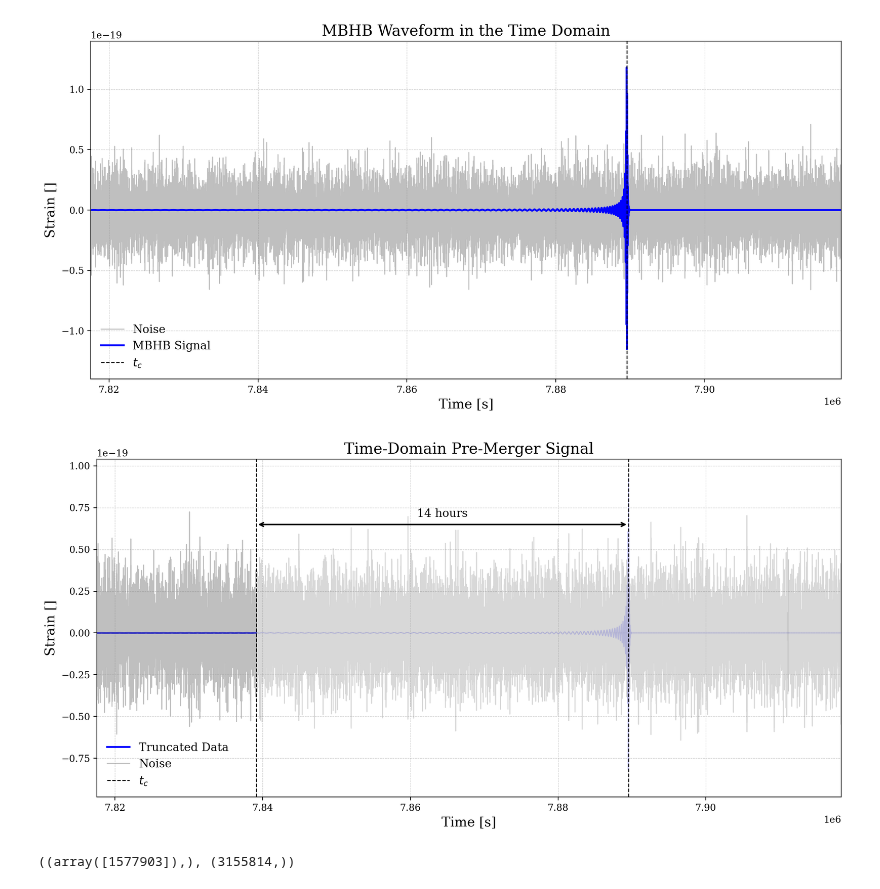
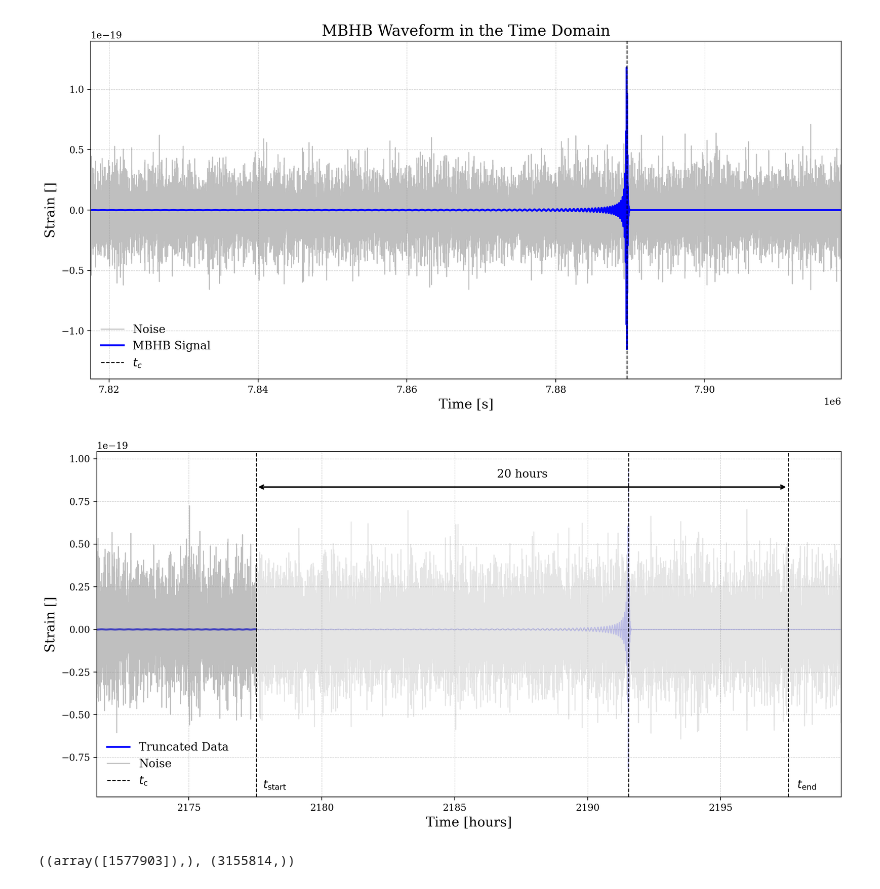
Before and after one commit to manishprasad0/LISA_Master_Thesis, a Jupyter notebook: report_plots.ipynb, the cells around one changed output. Drawn from its saved outputs; the diff is of its cells as text; code cells hidden in the pictures.

```diff
--- a/report_plots.ipynb
+++ b/report_plots.ipynb
@@ -224,80 +224,78 @@ plt.show()
 import matplotlib.pyplot as plt
 import numpy as np
 
+# convert time to months
 time = np.arange(len(wave_time_domain[0])) * dt
+seconds_per_month = 1 * 3600  # 30 days in seconds
+time_months = time / seconds_per_month
 
 # Define your truncation boundaries
 t_start = t_ref - 14*60*60  # 14 hours before merger
 t_end   = t_ref + 6*60*60   # 6 hours after merger
 
+# Convert to months
+t_start_months = t_start / seconds_per_month
+t_end_months   = t_end / seconds_per_month
+t_ref_months   = t_ref / seconds_per_month
+
 # Create masks for pre- and post-truncation regions
 mask_before = time < t_start
 mask_window = (time >= t_start) & (time <= t_end)
-mask_after  = time > t_end  # optional if you want to fade after window too
+mask_after  = time > t_end
 
 plt.figure(figsize=(12,6))
 
 # Plot data before the window (faded)
-plt.plot(time[mask_before], wave_time_domain[1][mask_before],
+plt.plot(time_months[mask_before], wave_time_domain[1][mask_before],
          color='blue', lw=2, label='Truncated Data')
 
 # Plot data inside the 20-hour window (highlighted)
-plt.plot(time[mask_window], wave_time_domain[1][mask_window],
-         color='blue', alpha=0.2, lw=1.0)#, label='Analysis Window')
+plt.plot(time_months[mask_window], wave_time_domain[1][mask_window],
+         color='blue', alpha=0.2, lw=1.0)
 
 # Optional: plot data after window (faded)
-plt.plot(time[mask_after], wave_time_domain[1][mask_after],
+plt.plot(time_months[mask_after], wave_time_domain[1][mask_after],
          color='blue', alpha=0.2, lw=1.0)
 
-# Noise in background (optional, faint)
-plt.plot(time[mask_before], noises[0][mask_before], color='gray', alpha=0.5, lw=1, label='Noise')
-plt.plot(time[mask_window], noises[0][mask_window], color='gray', alpha=0.3, lw=1)
-plt.plot(time[mask_after], noises[0][mask_after], color='gray', alpha=0.3, lw=1)
+# Noise in background
+plt.plot(time_months[mask_before], noises[0][mask_before], color='gray', alpha=0.5, lw=1, label='Noise')
+plt.plot(time_months[mask_window], noises[0][mask_window], color='gray', alpha=0.2, lw=1)
+plt.plot(time_months[mask_after], noises[0][mask_after], color='gray', alpha=0.2, lw=1)
 
 # Vertical lines
-plt.axvline(t_start, color='k', ls='--', lw=1)  # dashed, no legend
-#plt.axvline(t_end,   color='k', ls='--', lw=1)  # dashed, no legend
-plt.axvline(t_ref,     color='k', ls='--', lw=1, label=r'$t_c$')
+plt.axvline(t_start_months, color='k', ls='--', lw=1)
+plt.axvline(t_end_months,   color='k', ls='--', lw=1)
+plt.axvline(t_ref_months,   color='k', ls='--', lw=1, label=r'$t_{\text{c}}$')
 
-# Add labels at the bottom
-y_text = min(wave_time_domain[1])  # just below the waveform
-x_text = 2500
-#plt.text(t_start+x_text, y_text, r'$t_{\rm start}$', ha='center', va='top', fontsize=12)
-#plt.text(t_end+x_text,   y_text, r'$t_{\rm end}$',   ha='center', va='top', fontsize=12)
+# Labels at the bottom
+y_text = min(wave_time_domain[1]) - 5e-21
+x_text = 2500 / seconds_per_month  # adjust for months
+plt.text(t_start_months+x_text, y_text, r'$t_{\rm start}$', ha='center', va='top', fontsize=12)
+plt.text(t_end_months+x_text,   y_text, r'$t_{\rm end}$',   ha='center', va='top', fontsize=12)
 
 # Horizontal arrow indicating the 20-hour window
-y_arrow = max(wave_time_domain[1][mask_window])*0.9  # position arrow near top
+y_arrow = max(wave_time_domain[1][mask_window])*0.9
 plt.annotate(
-    '', xy=(t_end, y_arrow), xytext=(t_start, y_arrow),
+    '', xy=(t_end_months, y_arrow), xytext=(t_start_months, y_arrow),
     arrowprops=dict(arrowstyle='<->', color='k', lw=1.5)
 )
-plt.text((t_start+t_end)/2, y_arrow*1.05, '20 hours', ha='center', va='bottom', fontsize=12)
-
-
-# add a horizontal arrow between tstart and tref indicating a 14 hour window
-y_arrow = max(wave_time_domain[1][mask_window])*0.7  # position arrow near top
-plt.annotate(
-    '', xy=(t_ref, y_arrow), xytext=(t_start, y_arrow),
-    arrowprops=dict(arrowstyle='<->', color='k', lw=1.5)
-)
-plt.text((t_start+t_ref)/2, y_arrow*1.05, '14 hours', ha='center', va='bottom', fontsize=12)
+plt.text((t_start_months+t_end_months)/2, y_arrow*1.05, '20 hours', ha='center', va='bottom', fontsize=12)
 
 # Labels, title, grid
-plt.xlabel('Time [s]', fontsize=14)
+plt.xlabel('Time [hours]', fontsize=14)
 plt.ylabel('Strain []', fontsize=14)
-plt.title('Time-Domain Pre-Merger Signal', fontsize=16)
+#plt.title('Time-Domain Pre-Merger Signal', fontsize=16)
 plt.grid(True, ls='--', lw=0.5, alpha=0.7)
 
 # Legend
 plt.legend(loc='lower left', fontsize=12, frameon=False)
-plt.xlim(t_ref - 60*60*20, t_ref + 8*60*60)
-#plt.ylim(-1.4e-19, 1.4e-19)
+plt.xlim((t_ref - 60*60*20)/seconds_per_month, (t_ref + 8*60*60)/seconds_per_month)
 plt.tight_layout()
 plt.savefig("thesis_figures/truncated_waveform_time.pdf", bbox_inches="tight")
 
 plt.show()
 # %% [output]
-[figure, old version]
+[figure, new version]
 # %%
 wave_time_domain_with_noise[0]
 np.where(wave_time_domain_with_noise[0] == max(wave_time_domain_with_noise[0])), wave_time_domain_with_noise[0].shape
```
Also changed, not shown: parts of 3 cells of this notebook, 7 other files.
